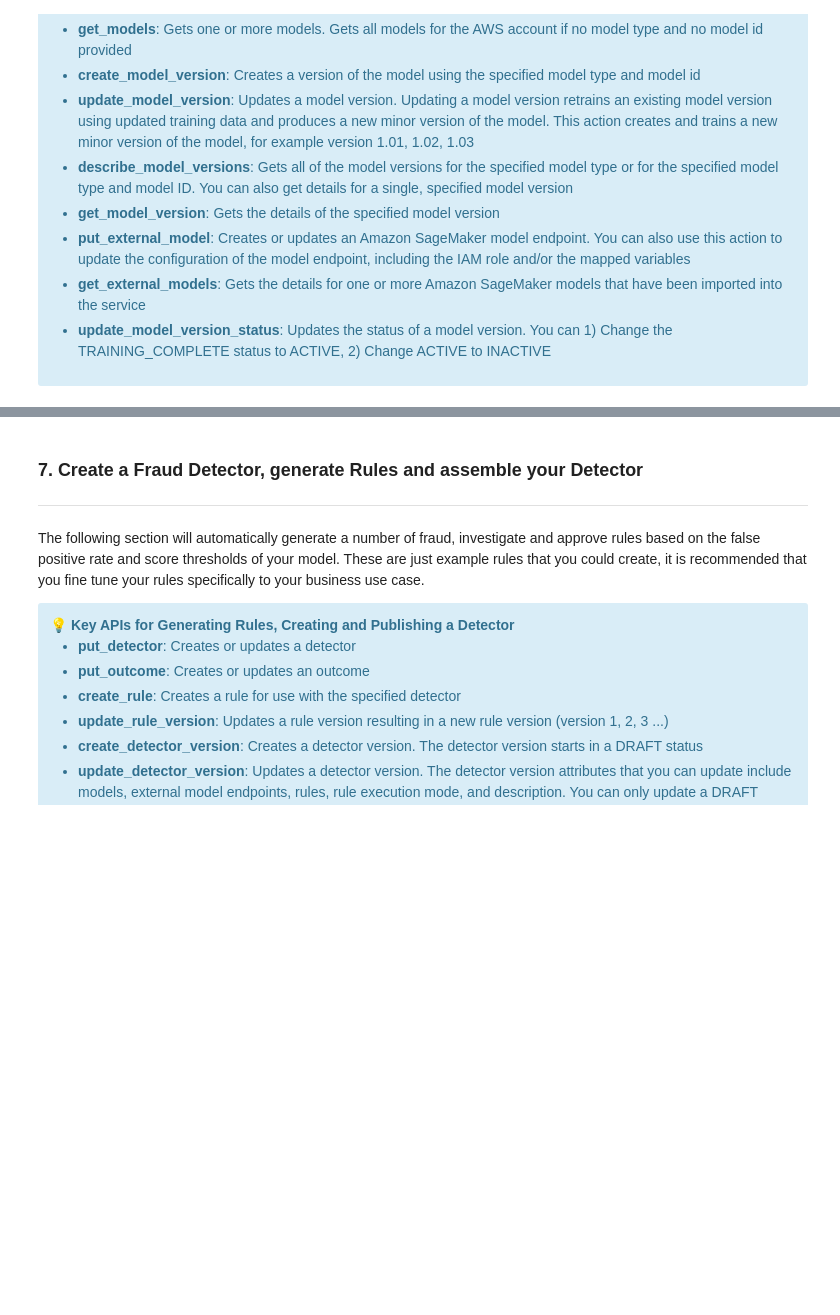
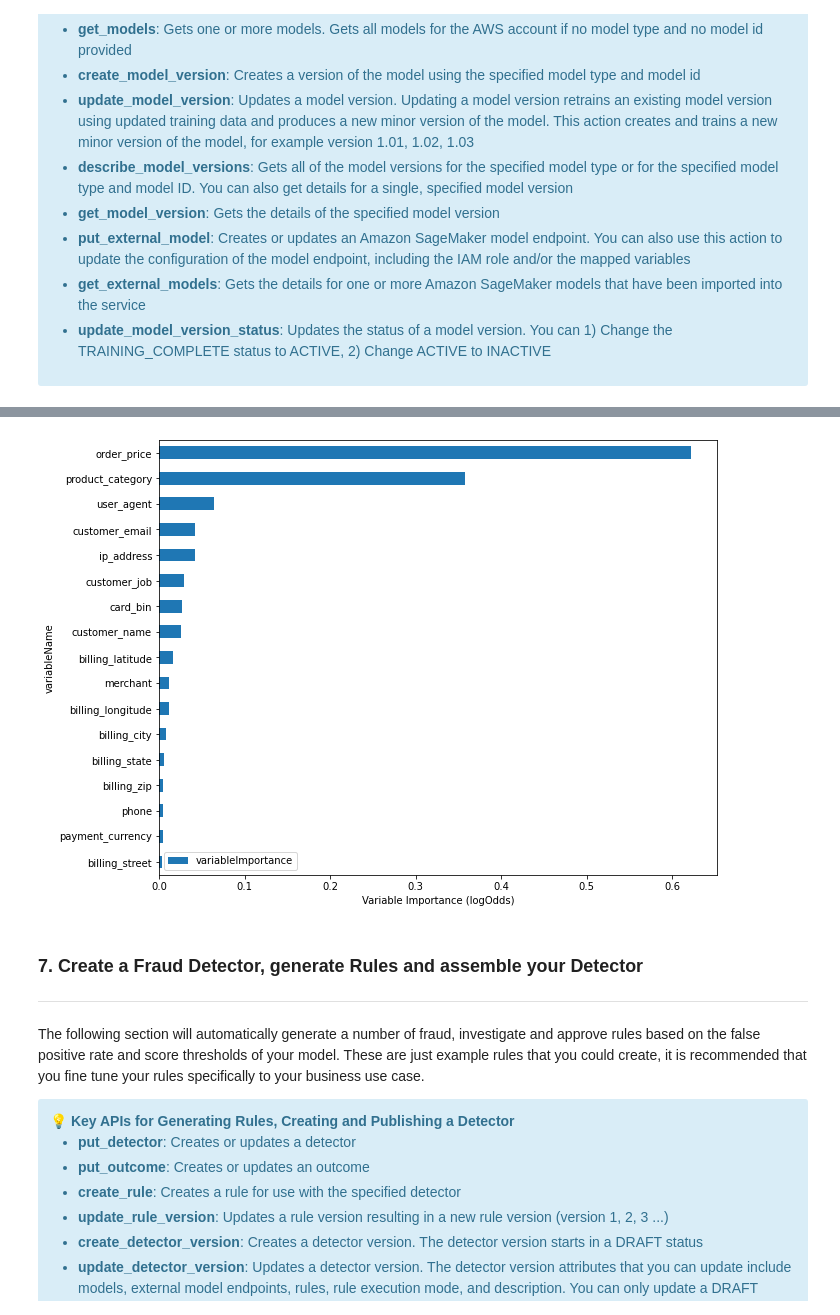
Before and after one commit to aws-samples/aws-fraud-detector-samples, a Jupyter notebook: Fraud_Detector_End_to_End_Stored_Data.ipynb, the cells around one changed output, grey strips where cells are left out. Saved outputs shown, nothing was run; the diff lists cells and outputs as text; code cells hidden in the pictures; blank space fills up the shorter version.

Commit message:
update stored data notebook - update boto; remove geteventtype, sort var importance

```diff
--- a/Fraud_Detector_End_to_End_Stored_Data.ipynb
+++ b/Fraud_Detector_End_to_End_Stored_Data.ipynb
@@ -891,18 +882,20 @@ plt.show()
 # %%
 # -- variable importance summary --
 varImpMetrics = client.describe_model_versions(
     modelId            = MODEL_NAME,
     modelVersionNumber = model_version,
     modelType          = MODEL_TYPE,
     maxResults         = 10
 )['modelVersionDetails'][0]['trainingResult']['variableImportanceMetrics']
 
-df_var_imp = pd.DataFrame(varImpMetrics['logOddsMetrics'])
+df_var_imp = pd.DataFrame(varImpMetrics['logOddsMetrics']).sort_values(by='variableImportance')
 
 # -- Variable importance Chart --
 df_var_imp.plot.barh(x='variableName',y='variableImportance',figsize=(10,int(0.5*df_var_imp.shape[0])))
 plt.xlabel('Variable Importance (logOdds)')
 plt.show()
+# %% [output]
+[figure, added]
 # %% [markdown]
 ### 7. Create a Fraud Detector, generate Rules and assemble your Detector <a id = create_detector></a>
 -----
```
Also changed, not shown: parts of 23 cells of this notebook, 1 other file.
